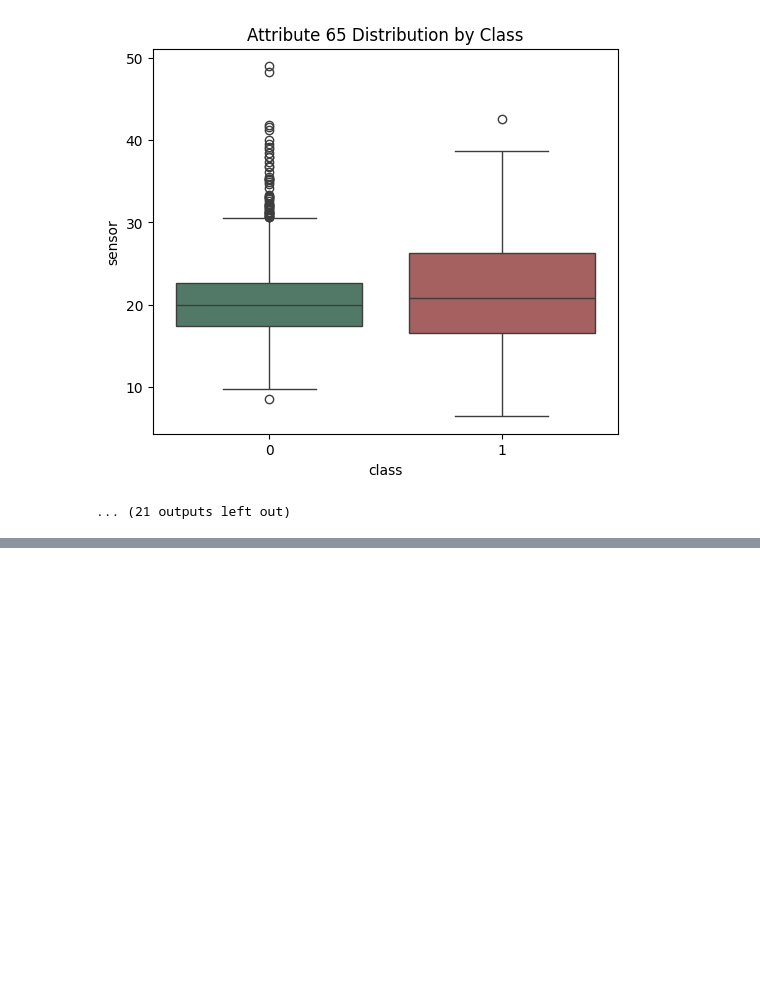
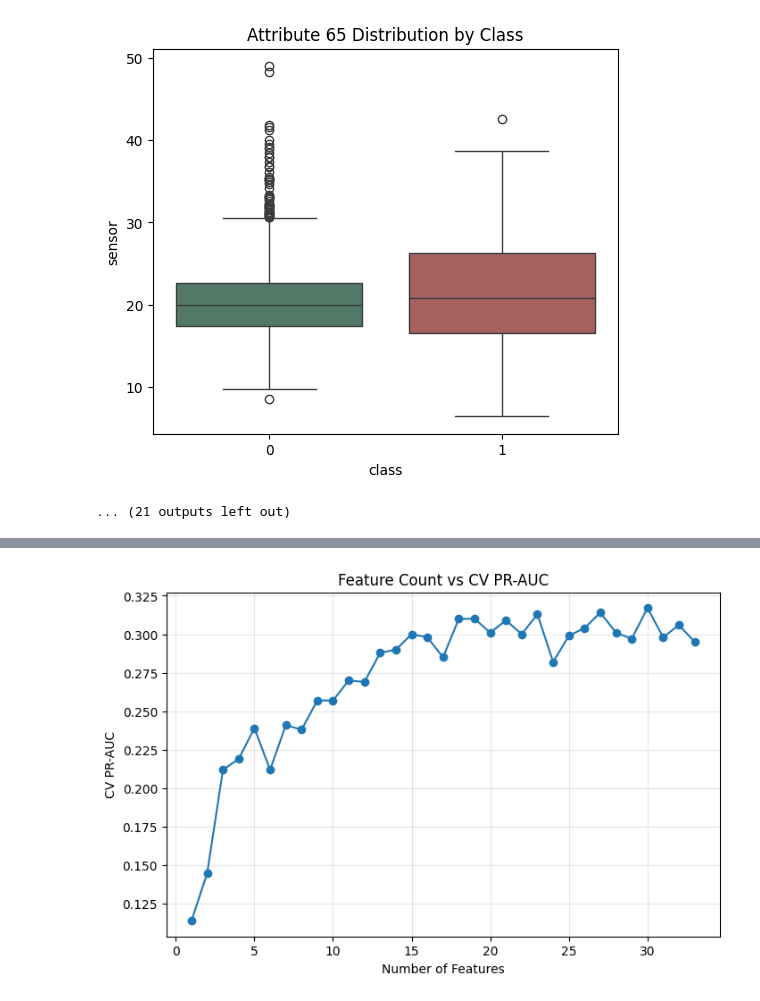
Before and after one commit to intuitiveengineer/secom-ml, a Jupyter notebook: notebooks/01-modeling.ipynb, the cells around one changed output, grey strips where cells are left out. Cells and saved outputs as stored; diff of their text form; code cells hidden in the pictures; blank space fills up the shorter version.

Commit message:
added model sensor reduction analysis, cross validated threshold selection, and final performance evaluation

```diff
--- a/notebooks/01-modeling.ipynb
+++ b/notebooks/01-modeling.ipynb
@@ -753,0 +811,4 @@ for sensor in consensus_df["feature"]:
+# %%
+# running the reduced model processing function
+pipe_reduced = clone(best_pipe)
+reduced_model_results = run_reduced_model(pipe=pipe_reduced, consensus_df=consensus_df)
@@ -753,0 +836,19 @@ for sensor in consensus_df["feature"]:
+# %%
+# plotting the cross-validated pr-auc as a function of the number of sensors included in the model
+plt.figure(figsize=(8,5))
+
+plt.plot(
+    reduced_model_results["train_col_check"],
+    reduced_model_results["cv_pr_auc_mean"],
+    marker="o"
+)
+
+plt.xlabel("Number of Features")
+plt.ylabel("CV PR-AUC")
+plt.title("Feature Count vs CV PR-AUC")
+
+plt.grid(alpha=0.3)
+
+plt.show()
+# %% [output]
+[figure, added]
```
Also changed, not shown: parts of 14 cells of this notebook.
